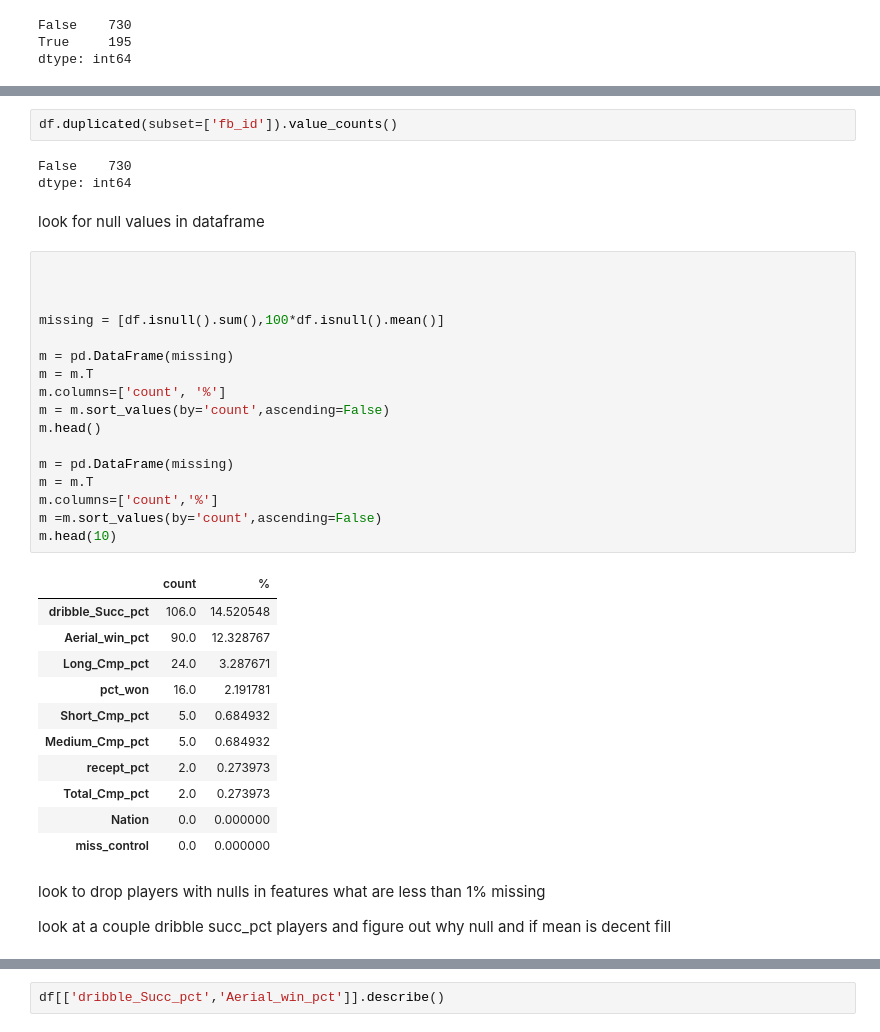
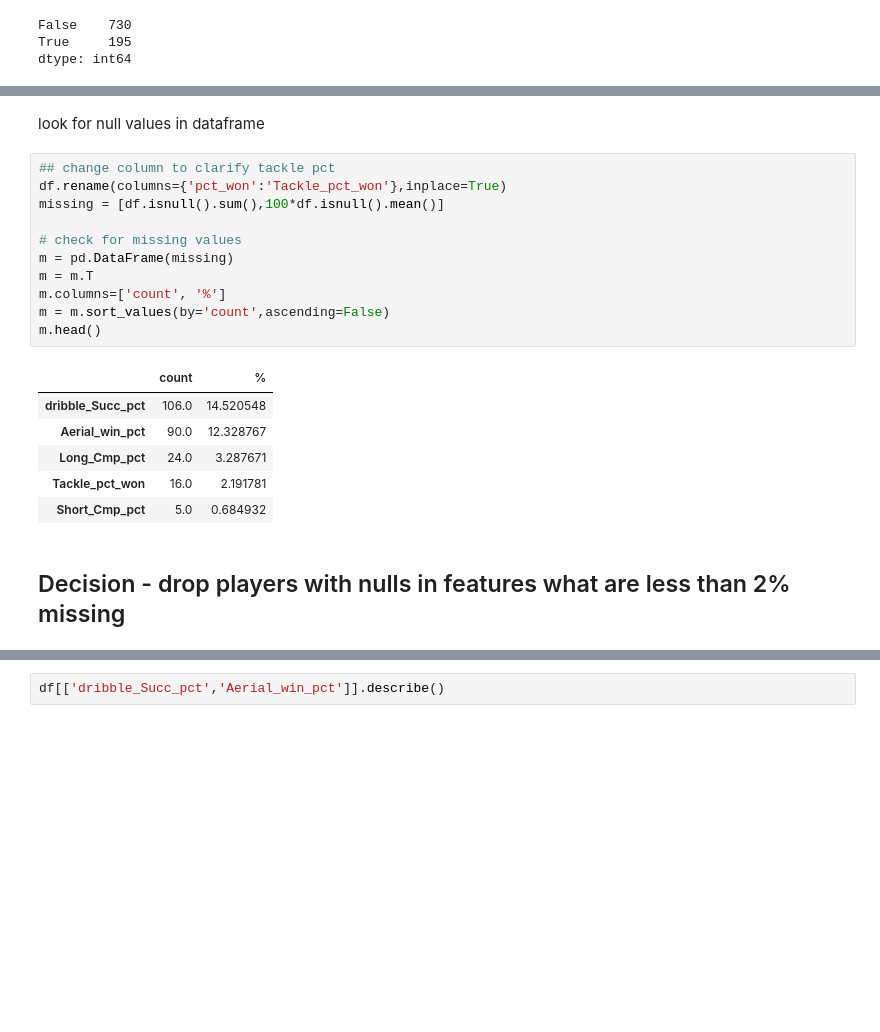
Before and after one commit to misterrustia/MLS_clustering_Captsone, a Jupyter notebook: 1_Data_Wrangling/Player_query_inital_cleaning.ipynb, the cells around one changed output, grey strips where cells are left out. Cells and saved outputs as stored; diff of their text form; blank space fills up the shorter version.

```diff
--- a/1_Data_Wrangling/Player_query_inital_cleaning.ipynb
+++ b/1_Data_Wrangling/Player_query_inital_cleaning.ipynb
@@ -516,43 +279,25 @@ memory usage: 486.2+ KB
-# %%
-df.duplicated(subset=['fb_id']).value_counts()
-# %% [output]
-False    730
-dtype: int64
 # %% [markdown]
 look for null values in dataframe
 # %%
-
-
-
+## change column to clarify tackle pct
+df.rename(columns={'pct_won':'Tackle_pct_won'},inplace=True)
 missing = [df.isnull().sum(),100*df.isnull().mean()]
 
+# check for missing values
 m = pd.DataFrame(missing)
 m = m.T
 m.columns=['count', '%']
 m = m.sort_values(by='count',ascending=False)
 m.head()
-
-m = pd.DataFrame(missing)
-m = m.T
-m.columns=['count','%']
-m =m.sort_values(by='count',ascending=False)
-m.head(10)
 # %% [output]
 |  | count | % |
 | dribble_Succ_pct | 106.0 | 14.520548 |
 | Aerial_win_pct | 90.0 | 12.328767 |
 | Long_Cmp_pct | 24.0 | 3.287671 |
-| pct_won | 16.0 | 2.191781 |
+| Tackle_pct_won | 16.0 | 2.191781 |
 | Short_Cmp_pct | 5.0 | 0.684932 |
-| Medium_Cmp_pct | 5.0 | 0.684932 |
-| recept_pct | 2.0 | 0.273973 |
-| Total_Cmp_pct | 2.0 | 0.273973 |
-| Nation | 0.0 | 0.000000 |
-| miss_control | 0.0 | 0.000000 |
 # %% [markdown]
-look to drop players with nulls in features what are less than 1% missing
-
-look at a couple dribble succ_pct players and figure out why null and if mean is decent fill
+## Decision - drop players with nulls in features what are less than 2% missing
 # %%
 df.dropna(subset=['Long_Cmp_pct','Short_Cmp_pct','Medium_Cmp_pct','Total_Cmp_pct','recept_pct'],inplace=True )
 missing = [df.isnull().sum(),100*df.isnull().mean()]
```
Also changed, not shown: parts of 29 cells of this notebook, 5 other files.
